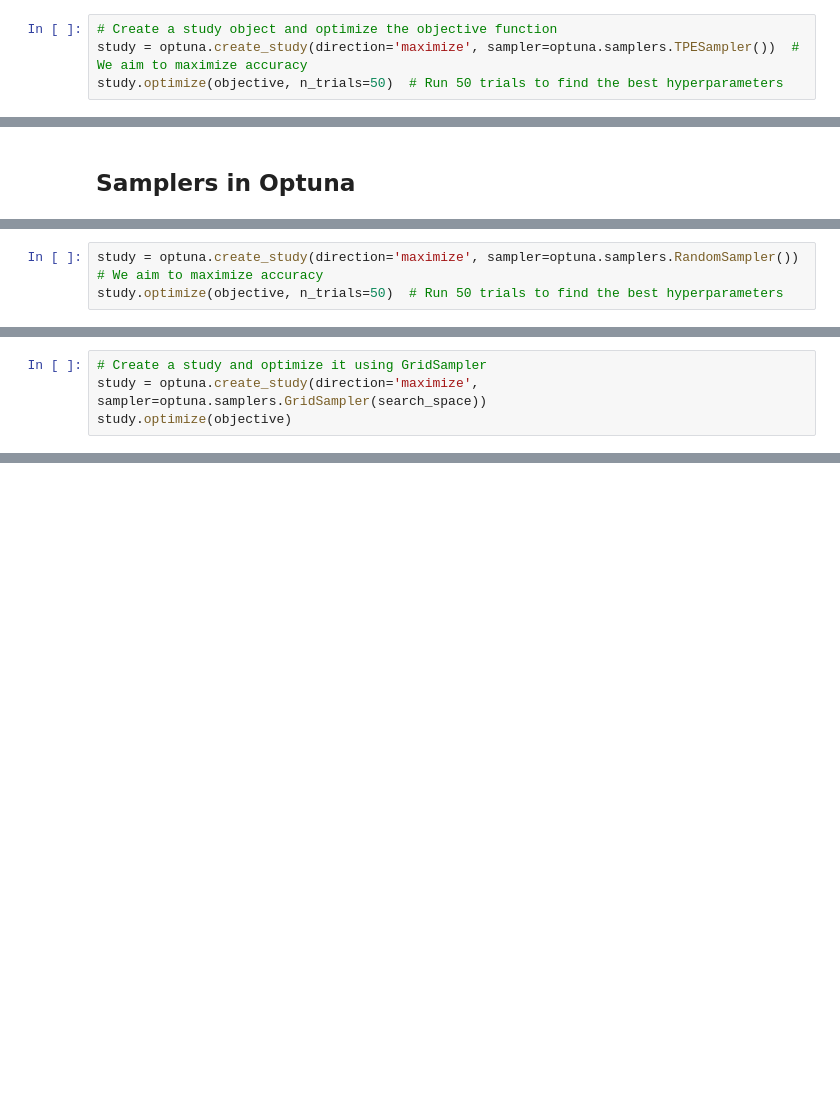
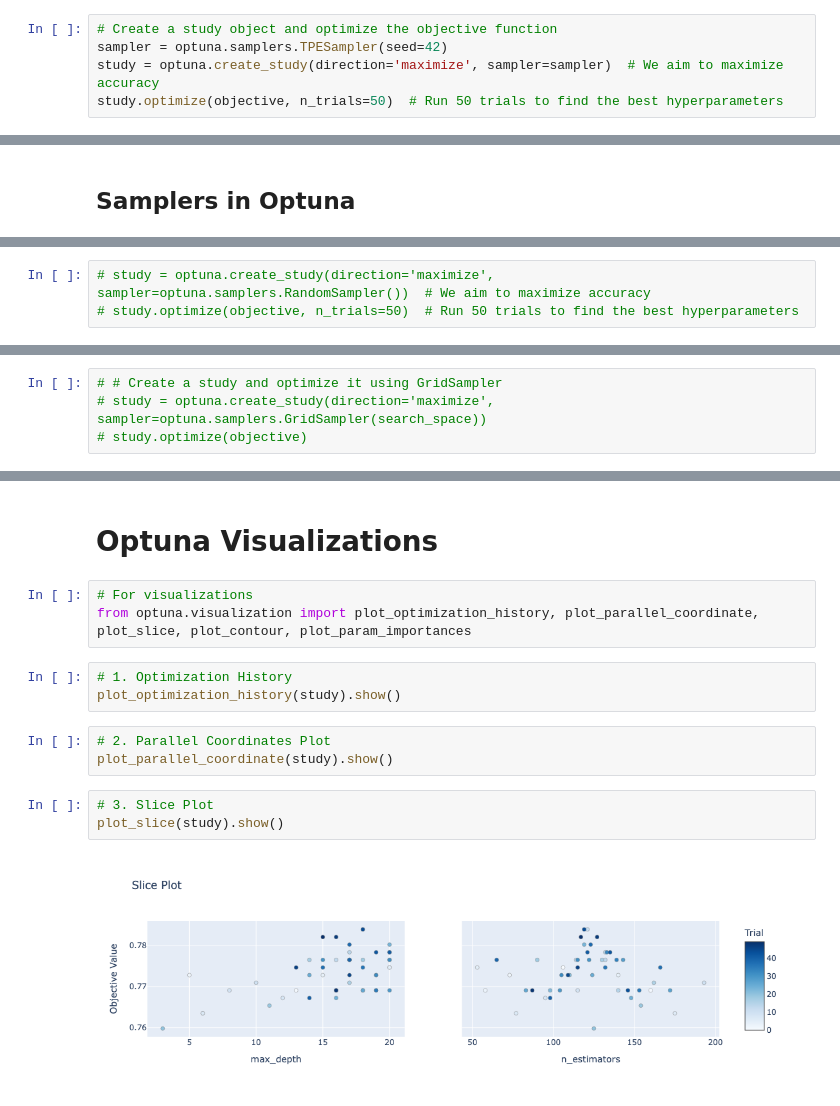
Before and after one commit to AayushAswal27/deep-learning-implementations, a Jupyter notebook: optuna-basics.ipynb, the cells around one changed output, grey strips where cells are left out. Saved outputs shown, nothing was run; the diff lists cells and outputs as text; blank space fills up the shorter version.

Commit message:
optuna visualization plots

```diff
--- a/optuna-basics.ipynb
+++ b/optuna-basics.ipynb
@@ -171,6 +165,7 @@ These values are **very far apart** (each is 10 times bigger than the previous o
   - This increases the chance of finding the best learning rate.
 # %%
 # Create a study object and optimize the objective function
-study = optuna.create_study(direction='maximize', sampler=optuna.samplers.TPESampler())  # We aim to maximize accuracy
+sampler = optuna.samplers.TPESampler(seed=42)
+study = optuna.create_study(direction='maximize', sampler=sampler)  # We aim to maximize accuracy
 study.optimize(objective, n_trials=50)  # Run 50 trials to find the best hyperparameters
 # %% [output]
@@ -243,3 +238,3 @@ def objective(trial):
 # %%
-study = optuna.create_study(direction='maximize', sampler=optuna.samplers.RandomSampler())  # We aim to maximize accuracy
-study.optimize(objective, n_trials=50)  # Run 50 trials to find the best hyperparameters
+# study = optuna.create_study(direction='maximize', sampler=optuna.samplers.RandomSampler())  # We aim to maximize accuracy
+# study.optimize(objective, n_trials=50)  # Run 50 trials to find the best hyperparameters
@@ -295,4 +267,4 @@ search_space = {
 # %%
-# Create a study and optimize it using GridSampler
-study = optuna.create_study(direction='maximize', sampler=optuna.samplers.GridSampler(search_space))
-study.optimize(objective)
+# # Create a study and optimize it using GridSampler
+# study = optuna.create_study(direction='maximize', sampler=optuna.samplers.GridSampler(search_space))
+# study.optimize(objective)
@@ -342,0 +292,16 @@ Test Accuracy with best hyperparameters: 0.74
+# %% [markdown]
+# Optuna Visualizations
+# %%
+# For visualizations
+from optuna.visualization import plot_optimization_history, plot_parallel_coordinate, plot_slice, plot_contour, plot_param_importances
+# %%
+# 1. Optimization History
+plot_optimization_history(study).show()
+# %%
+# 2. Parallel Coordinates Plot
+plot_parallel_coordinate(study).show()
+# %%
+# 3. Slice Plot
+plot_slice(study).show()
+# %% [output]
+[figure, added]
```
Also changed, not shown: parts of 13 cells of this notebook.
